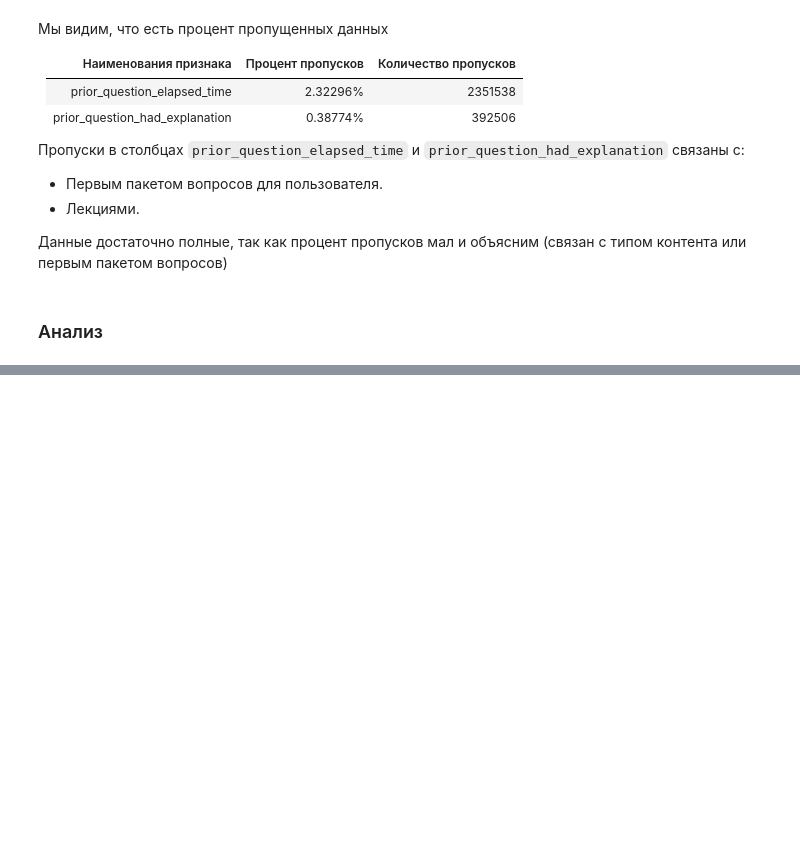
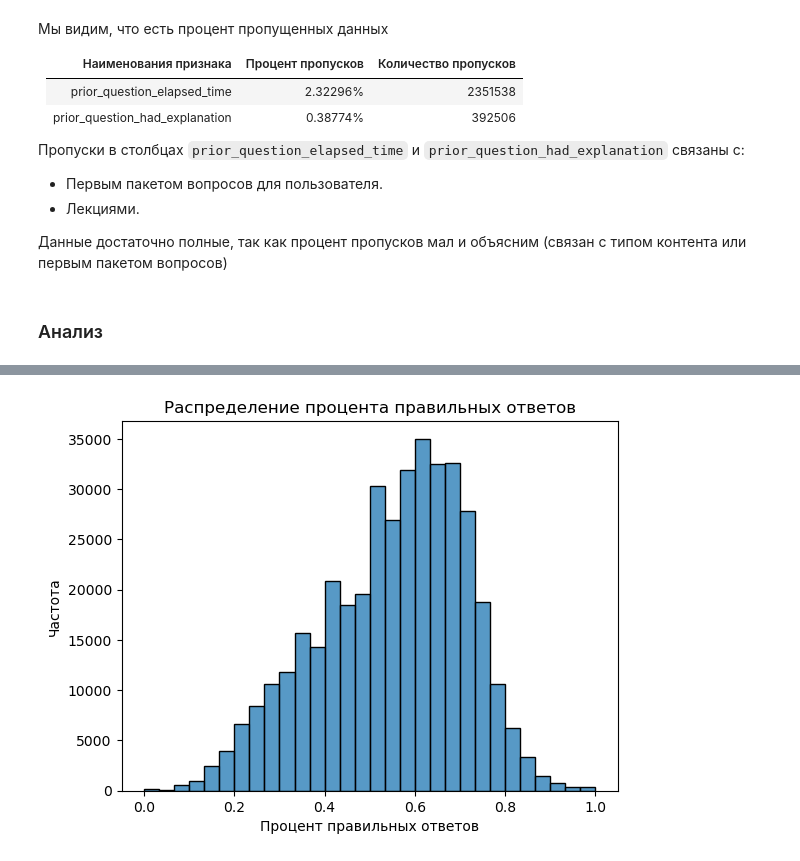
Before and after one commit to nikolay-grudanov/MEPHI-SF_ML, a Jupyter notebook: academic-semester-1/python_for_data_analysis/HW-1/Pandas_HW.ipynb, the cells around one changed output, grey strips where cells are left out. Saved outputs shown, nothing was run; the diff lists cells and outputs as text; code cells hidden in the pictures; blank space fills up the shorter version.

```diff
--- a/academic-semester-1/python_for_data_analysis/HW-1/Pandas_HW.ipynb
+++ b/academic-semester-1/python_for_data_analysis/HW-1/Pandas_HW.ipynb
@@ -320,0 +556,11 @@ else:
+# %%
+# Гистограмма для процента правильных ответов
+sns.histplot(student_metrics['correct_answer_percentage'], bins=30)
+plt.title('Распределение процента правильных ответов')
+plt.xlabel('Процент правильных ответов')
+plt.ylabel('Частота')
+
+# Сохраняем график
+plt.savefig('charts/distribution_correct_answer_percentage.png', dpi=300)
+# %% [output]
+[figure, added]
```
Also changed, not shown: parts of 30 cells of this notebook, 15 other files.
